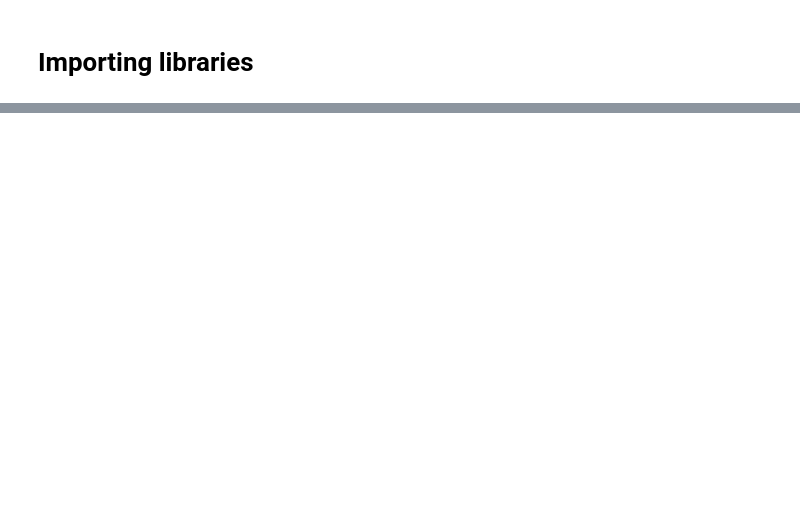
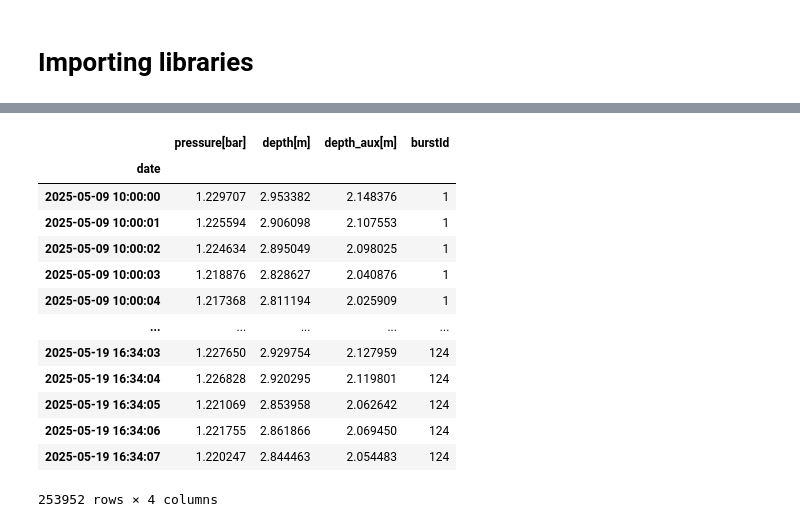
Before and after one commit to oceanicos/oceanicospy, a Jupyter notebook: examples/reading_field_data.ipynb, the cells around one changed output, grey strips where cells are left out. Drawn from its saved outputs; the diff is of its cells as text; code cells hidden in the pictures; blank space fills up the shorter version.

```diff
--- a/examples/reading_field_data.ipynb
+++ b/examples/reading_field_data.ipynb
@@ -60,0 +67,17 @@ date
+# %%
+dict_clean_measurements['AQ2_May_2025_SB']
+# %% [output]
+|  | pressure[bar] | depth[m] | depth_aux[m] | burstId |
+| date |  |  |  |  |
+| 2025-05-09 10:00:00 | 1.229707 | 2.953382 | 2.148376 | 1 |
+| 2025-05-09 10:00:01 | 1.225594 | 2.906098 | 2.107553 | 1 |
+| 2025-05-09 10:00:02 | 1.224634 | 2.895049 | 2.098025 | 1 |
+| 2025-05-09 10:00:03 | 1.218876 | 2.828627 | 2.040876 | 1 |
+| 2025-05-09 10:00:04 | 1.217368 | 2.811194 | 2.025909 | 1 |
+| ... | ... | ... | ... | ... |
+| 2025-05-19 16:34:03 | 1.227650 | 2.929754 | 2.127959 | 124 |
+| 2025-05-19 16:34:04 | 1.226828 | 2.920295 | 2.119801 | 124 |
+| 2025-05-19 16:34:05 | 1.221069 | 2.853958 | 2.062642 | 124 |
+| 2025-05-19 16:34:06 | 1.221755 | 2.861866 | 2.069450 | 124 |
+| 2025-05-19 16:34:07 | 1.220247 | 2.844463 | 2.054483 | 124 |
+253952 rows × 4 columns
```
Also changed, not shown: parts of 5 cells of this notebook, 4 other files.
